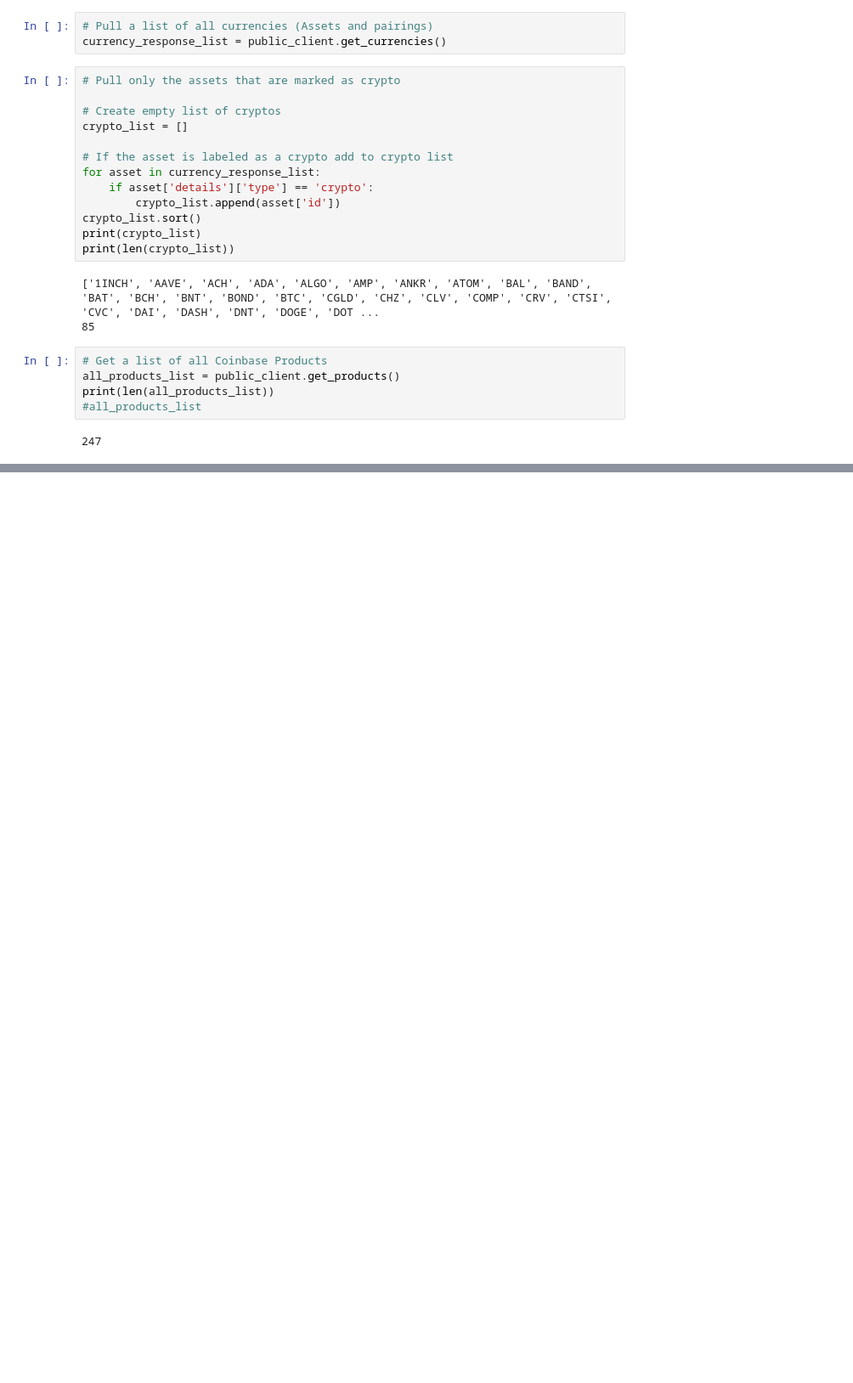
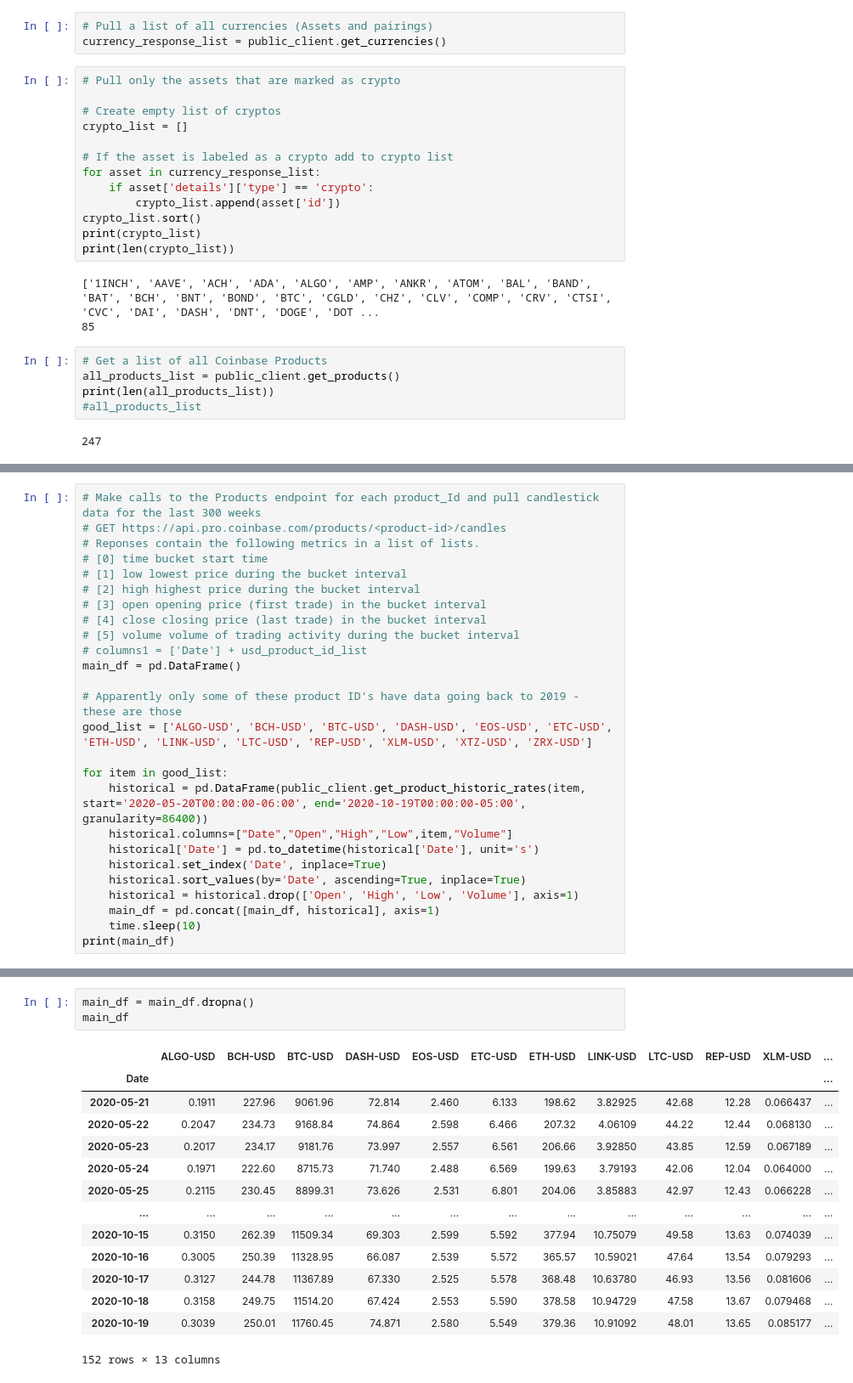
Before and after one commit to padibona/FinTechProject1, a Jupyter notebook: Crypto_Alt_Analysis.ipynb, the cells around one changed output, grey strips where cells are left out. Shown at 85% size. Saved outputs shown, nothing was run; the diff lists cells and outputs as text; blank space fills up the shorter version.

```diff
--- a/Crypto_Alt_Analysis.ipynb
+++ b/Crypto_Alt_Analysis.ipynb
@@ -108,0 +201,26 @@ Date
+# %%
+# Make calls to the Products endpoint for each product_Id and pull candlestick data for the last 300 weeks
+# GET https://api.pro.coinbase.com/products/<product-id>/candles
+# Reponses contain the following metrics in a list of lists.
+# [0] time bucket start time
+# [1] low lowest price during the bucket interval
+# [2] high highest price during the bucket interval
+# [3] open opening price (first trade) in the bucket interval
+# [4] close closing price (last trade) in the bucket interval
+# [5] volume volume of trading activity during the bucket interval
+# columns1 = ['Date'] + usd_product_id_list
+main_df = pd.DataFrame()
+
+# Apparently only some of these product ID's have data going back to 2019 - these are those
+good_list = ['ALGO-USD', 'BCH-USD', 'BTC-USD', 'DASH-USD', 'EOS-USD', 'ETC-USD', 'ETH-USD', 'LINK-USD', 'LTC-USD', 'REP-USD', 'XLM-USD', 'XTZ-USD', 'ZRX-USD']
+
+for item in good_list:
+    historical = pd.DataFrame(public_client.get_product_historic_rates(item, start='2020-05-20T00:00:00-06:00', end='2020-10-19T00:00:00-05:00', granularity=86400))
+    historical.columns=["Date","Open","High","Low",item,"Volume"]
+    historical['Date'] = pd.to_datetime(historical['Date'], unit='s')
+    historical.set_index('Date', inplace=True)
+    historical.sort_values(by='Date', ascending=True, inplace=True)
+    historical = historical.drop(['Open', 'High', 'Low', 'Volume'], axis=1)
+    main_df = pd.concat([main_df, historical], axis=1)
+    time.sleep(10)
+print(main_df)
@@ -108,0 +245,18 @@ Date
+# %%
+main_df = main_df.dropna()
+main_df
+# %% [output]
+|  | ALGO-USD | BCH-USD | BTC-USD | DASH-USD | EOS-USD | ETC-USD | ETH-USD | LINK-USD | LTC-USD | REP-USD | XLM-USD | ... |
+| Date |  |  |  |  |  |  |  |  |  |  |  | ... |
+| 2020-05-21 | 0.1911 | 227.96 | 9061.96 | 72.814 | 2.460 | 6.133 | 198.62 | 3.82925 | 42.68 | 12.28 | 0.066437 | ... |
+| 2020-05-22 | 0.2047 | 234.73 | 9168.84 | 74.864 | 2.598 | 6.466 | 207.32 | 4.06109 | 44.22 | 12.44 | 0.068130 | ... |
+| 2020-05-23 | 0.2017 | 234.17 | 9181.76 | 73.997 | 2.557 | 6.561 | 206.66 | 3.92850 | 43.85 | 12.59 | 0.067189 | ... |
+| 2020-05-24 | 0.1971 | 222.60 | 8715.73 | 71.740 | 2.488 | 6.569 | 199.63 | 3.79193 | 42.06 | 12.04 | 0.064000 | ... |
+| 2020-05-25 | 0.2115 | 230.45 | 8899.31 | 73.626 | 2.531 | 6.801 | 204.06 | 3.85883 | 42.97 | 12.43 | 0.066228 | ... |
+| ... | ... | ... | ... | ... | ... | ... | ... | ... | ... | ... | ... | ... |
+| 2020-10-15 | 0.3150 | 262.39 | 11509.34 | 69.303 | 2.599 | 5.592 | 377.94 | 10.75079 | 49.58 | 13.63 | 0.074039 | ... |
+| 2020-10-16 | 0.3005 | 250.39 | 11328.95 | 66.087 | 2.539 | 5.572 | 365.57 | 10.59021 | 47.64 | 13.54 | 0.079293 | ... |
+| 2020-10-17 | 0.3127 | 244.78 | 11367.89 | 67.330 | 2.525 | 5.578 | 368.48 | 10.63780 | 46.93 | 13.56 | 0.081606 | ... |
+| 2020-10-18 | 0.3158 | 249.75 | 11514.20 | 67.424 | 2.553 | 5.590 | 378.58 | 10.94729 | 47.58 | 13.67 | 0.079468 | ... |
+| 2020-10-19 | 0.3039 | 250.01 | 11760.45 | 74.871 | 2.580 | 5.549 | 379.36 | 10.91092 | 48.01 | 13.65 | 0.085177 | ... |
+152 rows × 13 columns
```
Also changed, not shown: parts of 13 cells of this notebook.
